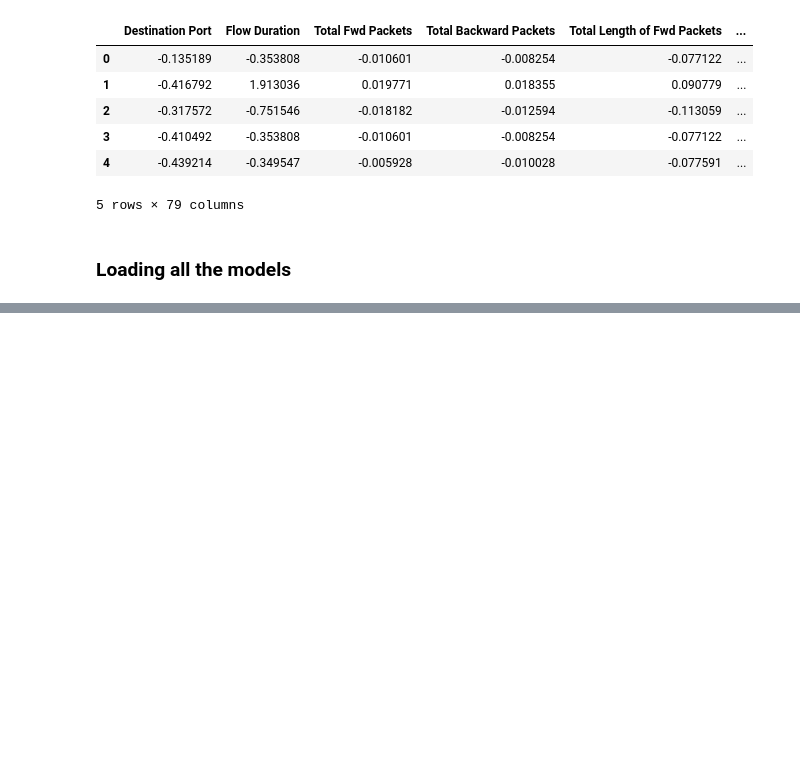
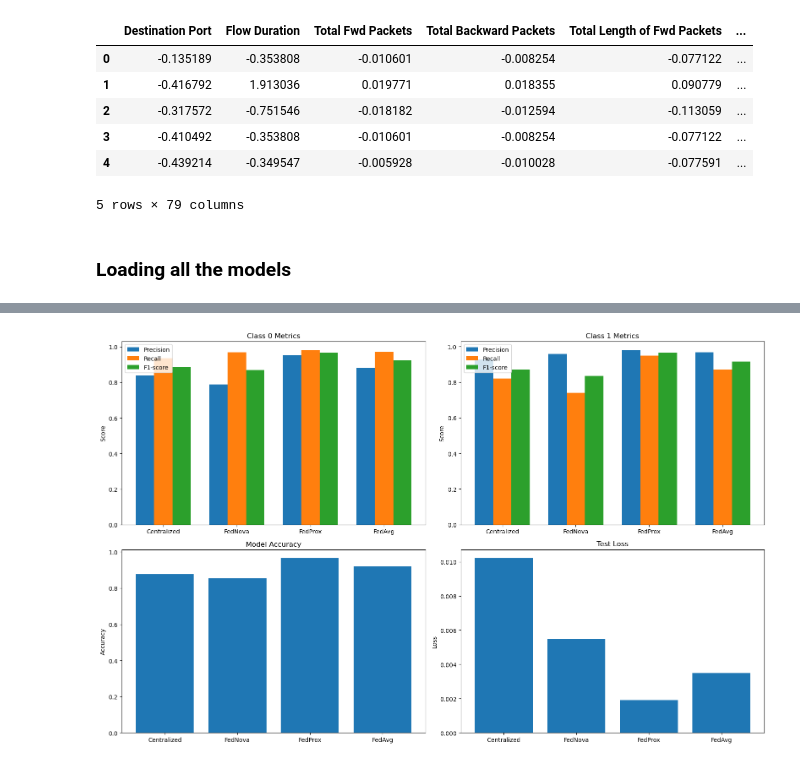
Before and after one commit to suzaladhikari/federated_learningIDS, a Jupyter notebook: modelevaluation.ipynb, the cells around one changed output, grey strips where cells are left out. Drawn from its saved outputs; the diff is of its cells as text; code cells hidden in the pictures; blank space fills up the shorter version.

Commit message:
plotted the images

```diff
--- a/modelevaluation.ipynb
+++ b/modelevaluation.ipynb
@@ -147,0 +236,47 @@ weighted avg       0.93      0.92      0.92    166948
+# %%
+import matplotlib.pyplot as plt
+import numpy as np
+
+models = comparison_df["model"]
+
+
+x = np.arange(len(models))
+width = 0.25
+
+fig, axes = plt.subplots(2, 2, figsize=(16, 10))
+
+axes[0,0].bar(x - width, comparison_df["0_precision"], width, label="Precision")
+axes[0,0].bar(x, comparison_df["0_recall"], width, label="Recall")
+axes[0,0].bar(x + width, comparison_df["0_f1"], width, label="F1-score")
+
+axes[0,0].set_title("Class 0 Metrics")
+axes[0,0].set_xticks(x)
+axes[0,0].set_xticklabels(models)
+axes[0,0].set_ylabel("Score")
+axes[0,0].legend()
+
+
+axes[0,1].bar(x - width, comparison_df["1_precision"], width, label="Precision")
+axes[0,1].bar(x, comparison_df["1_recall"], width, label="Recall")
+axes[0,1].bar(x + width, comparison_df["1_f1"], width, label="F1-score")
+
+axes[0,1].set_title("Class 1 Metrics")
+axes[0,1].set_xticks(x)
+axes[0,1].set_xticklabels(models)
+axes[0,1].set_ylabel("Score")
+axes[0,1].legend()
+
+axes[1,0].bar(models, comparison_df["accuracy"])
+
+axes[1,0].set_title("Model Accuracy")
+axes[1,0].set_ylabel("Accuracy")
+
+axes[1,1].bar(models, comparison_df["test_loss"])
+
+axes[1,1].set_title("Test Loss")
+axes[1,1].set_ylabel("Loss")
+
+plt.tight_layout()
+plt.show()
+# %% [output]
+[figure, added]
```
Also changed, not shown: parts of 6 cells of this notebook.
